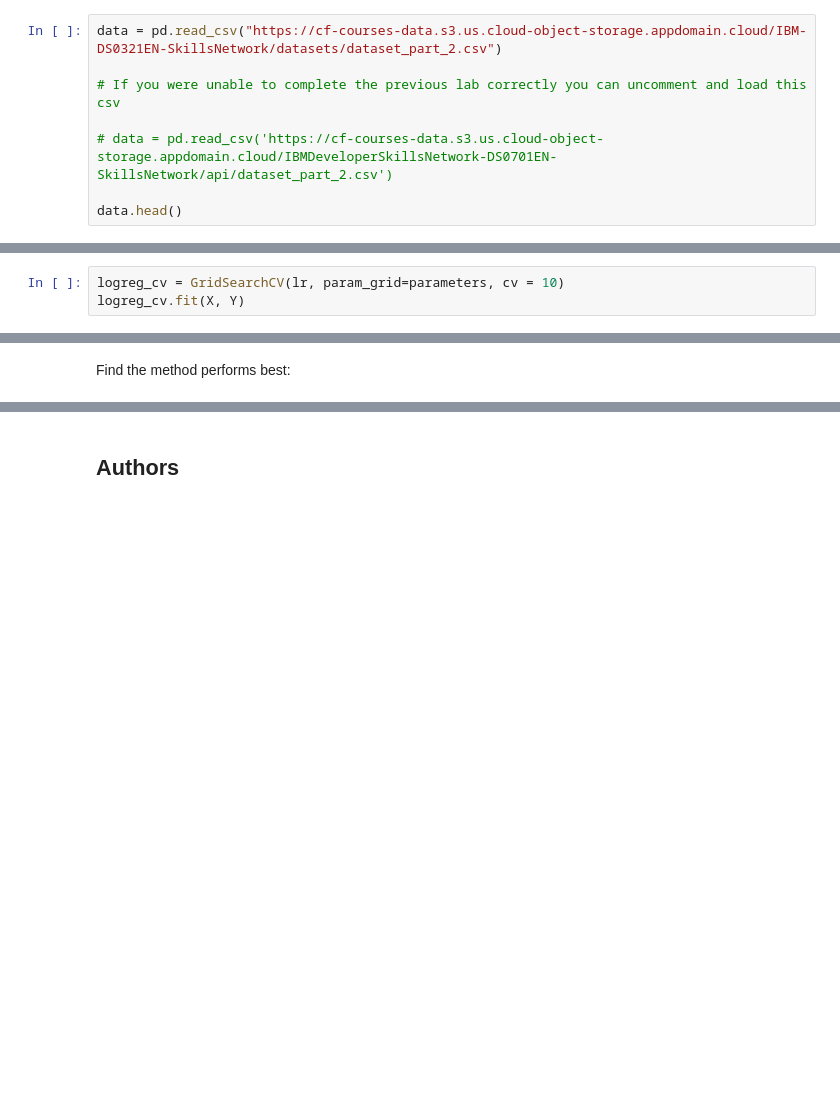
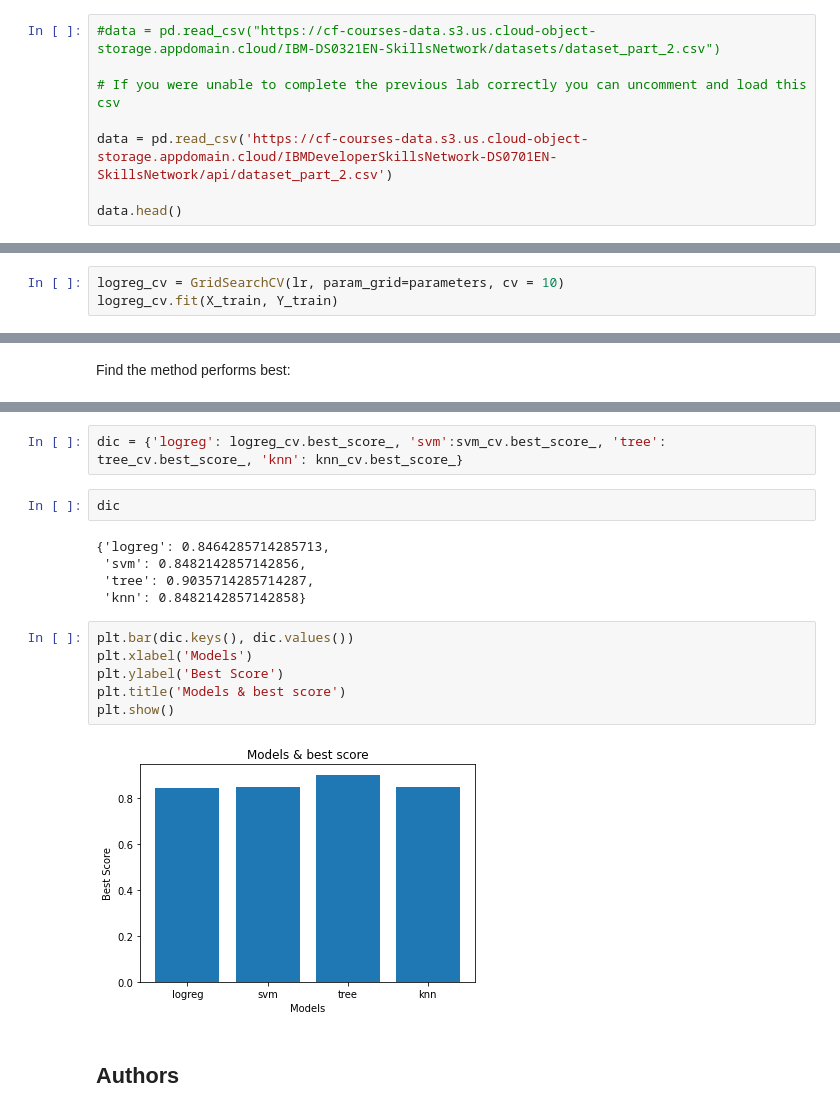
Before and after one commit to AliceGuo1023/AppliedDSProject, a Jupyter notebook: 4.1 Predictive Modeling.ipynb, the cells around one changed output, grey strips where cells are left out. Cells and saved outputs as stored; diff of their text form; blank space fills up the shorter version.

```diff
--- a/4.1 Predictive Modeling.ipynb
+++ b/4.1 Predictive Modeling.ipynb
@@ -78,11 +78,11 @@ def plot_confusion_matrix(y,y_predict):
 # %% [markdown]
 Load the data
 # %%
-data = pd.read_csv("https://cf-courses-data.s3.us.cloud-object-storage.appdomain.cloud/IBM-DS0321EN-SkillsNetwork/datasets/dataset_part_2.csv")
+#data = pd.read_csv("https://cf-courses-data.s3.us.cloud-object-storage.appdomain.cloud/IBM-DS0321EN-SkillsNetwork/datasets/dataset_part_2.csv")
 
 # If you were unable to complete the previous lab correctly you can uncomment and load this csv
 
-# data = pd.read_csv('https://cf-courses-data.s3.us.cloud-object-storage.appdomain.cloud/IBMDeveloperSkillsNetwork-DS0701EN-SkillsNetwork/api/dataset_part_2.csv')
+data = pd.read_csv('https://cf-courses-data.s3.us.cloud-object-storage.appdomain.cloud/IBMDeveloperSkillsNetwork-DS0701EN-SkillsNetwork/api/dataset_part_2.csv')
 
 data.head()
 # %% [output]
@@ -177,7 +177,7 @@ lr=LogisticRegression()
 We output the <code>GridSearchCV</code> object for logistic regression. We display the best parameters using the data attribute <code>best_params\_</code> and the accuracy on the validation data using the data attribute <code>best_score\_</code>.
 # %%
 logreg_cv = GridSearchCV(lr, param_grid=parameters, cv = 10)
-logreg_cv.fit(X, Y)
+logreg_cv.fit(X_train, Y_train)
 # %% [output]
 GridSearchCV(cv=10, estimator=LogisticRegression(),
              param_grid={'C': [0.01, 0.1, 1], 'penalty': ['l2'],
@@ -338,3 +343,20 @@ Find the method performs best:
+# %%
+dic = {'logreg': logreg_cv.best_score_, 'svm':svm_cv.best_score_, 'tree': tree_cv.best_score_, 'knn': knn_cv.best_score_}
+# %%
+dic
+# %% [output]
+{'logreg': 0.8464285714285713,
+ 'svm': 0.8482142857142856,
+ 'tree': 0.9035714285714287,
+ 'knn': 0.8482142857142858}
+# %%
+plt.bar(dic.keys(), dic.values())
+plt.xlabel('Models')
+plt.ylabel('Best Score')
+plt.title('Models & best score')
+plt.show()
+# %% [output]
+[figure, added]
 # %% [markdown]
 ## Authors
 # %% [markdown]
```
Also changed, not shown: parts of 4 cells of this notebook.
